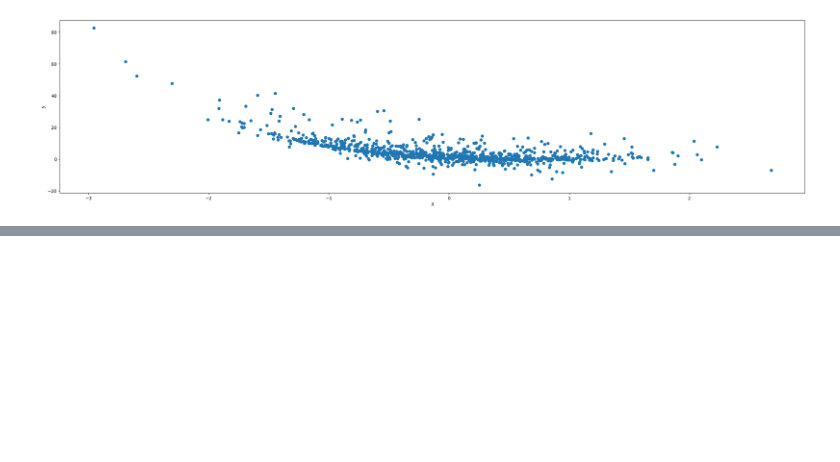
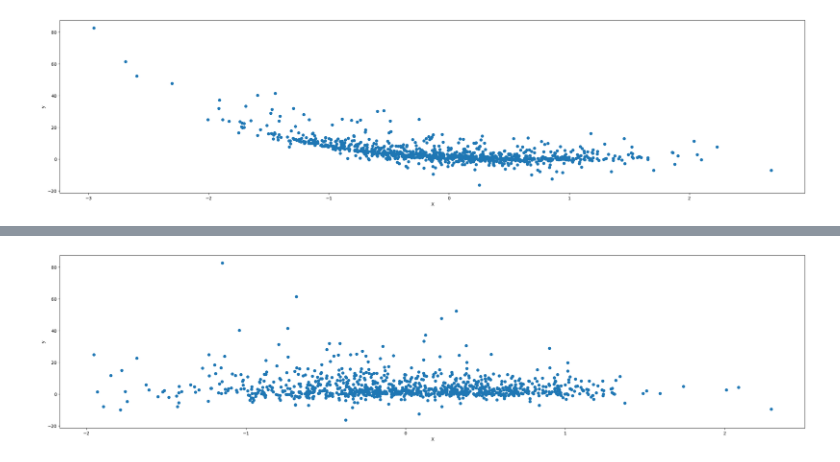
Before and after one commit to MuhammadTarek10/ML-DL, a Jupyter notebook: Abdelrahman-Yasser/tasks/poly.ipynb, the cells around one changed output, grey strips where cells are left out. Drawn from its saved outputs; the diff is of its cells as text; code cells hidden in the pictures; blank space fills up the shorter version.

```diff
--- a/Abdelrahman-Yasser/tasks/poly.ipynb
+++ b/Abdelrahman-Yasser/tasks/poly.ipynb
@@ -65,3 +78,11 @@ plt.show()
+# %%
+plt.figure(figsize = (30,7))
+plt.scatter(X5, y)
+plt.xlabel("X")
+plt.ylabel("y")
+plt.show()
+# %% [output]
+[figure, added]
 # %%
 def plot_predictions(train_data: torch.Tensor,
                      train_labels: torch.Tensor,
```
Also changed, not shown: parts of 36 cells of this notebook.
